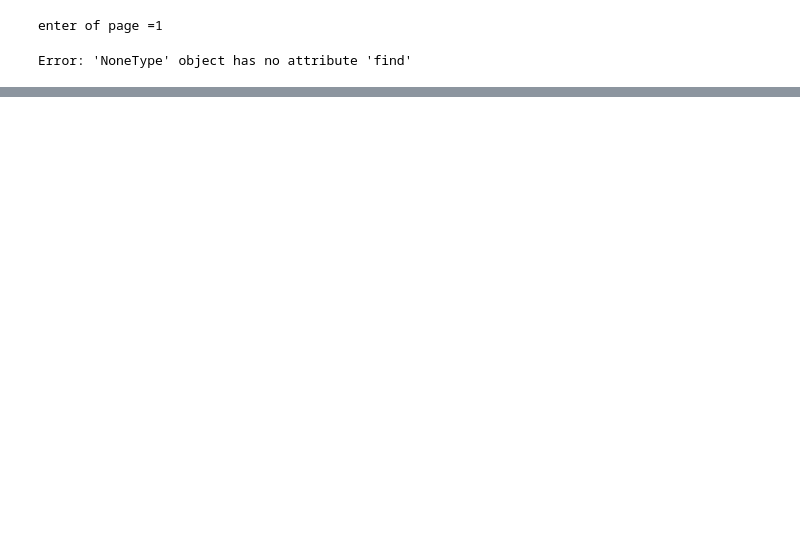
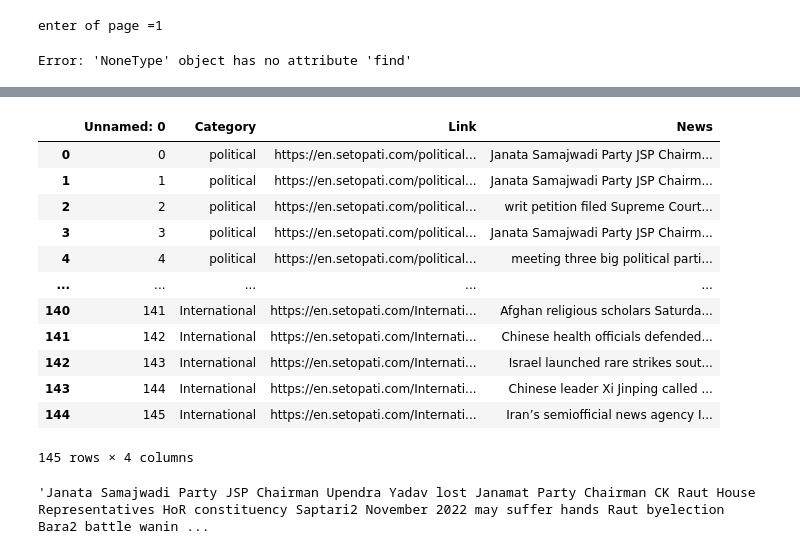
Before and after one commit to Bibhuti4086mukhiya/data-science, a Jupyter notebook: 09-classfication.ipynb, the cells around one changed output, grey strips where cells are left out. Drawn from its saved outputs; the diff is of its cells as text; code cells hidden in the pictures; blank space fills up the shorter version.

```diff
--- a/09-classfication.ipynb
+++ b/09-classfication.ipynb
@@ -52,0 +106,39 @@ df[df['Content']!='NAN'].to_csv('09-classfication/New_news_dataset.csv')
+# %%
+def text_process(mess):
+    """
+    Takes in a string of text, then performs the following:
+    1. Remove all punctuation
+    2. Remove all stopwords
+    3. Returns a list of the cleaned text
+    """
+    # Check characters to see if they are in punctuation
+    nopunc = [char for char in mess if char not in string.punctuation]
+
+    # Join the characters again to form the string.
+    nopunc = ''.join(nopunc)
+    # Now just remove any stopwords
+    nostopword = [word for word in nopunc.split() if word.lower() not in stopwords.words('english')]
+    nostopword = ' '.join(nostopword)
+    return nostopword
+# %%
+data['News'] = data['News'].apply(text_process)
+# %%
+data
+# %% [output]
+|  | Unnamed: 0 | Category | Link | News |
+| 0 | 0 | political | https://en.setopati.com/political... | Janata Samajwadi Party JSP Chairm... |
+| 1 | 1 | political | https://en.setopati.com/political... | Janata Samajwadi Party JSP Chairm... |
+| 2 | 2 | political | https://en.setopati.com/political... | writ petition filed Supreme Court... |
+| 3 | 3 | political | https://en.setopati.com/political... | Janata Samajwadi Party JSP Chairm... |
+| 4 | 4 | political | https://en.setopati.com/political... | meeting three big political parti... |
+| ... | ... | ... | ... | ... |
+| 140 | 141 | International | https://en.setopati.com/Internati... | Afghan religious scholars Saturda... |
+| 141 | 142 | International | https://en.setopati.com/Internati... | Chinese health officials defended... |
+| 142 | 143 | International | https://en.setopati.com/Internati... | Israel launched rare strikes sout... |
+| 143 | 144 | International | https://en.setopati.com/Internati... | Chinese leader Xi Jinping called ... |
+| 144 | 145 | International | https://en.setopati.com/Internati... | Iran’s semiofficial news agency I... |
+145 rows × 4 columns
+# %%
+data['News'][0]
+# %% [output]
+'Janata Samajwadi Party JSP Chairman Upendra Yadav lost Janamat Party Chairman CK Raut House Representatives HoR constituency Saptari2 November 2022 may suffer hands Raut byelection Bara2 battle wanin ...
```
Also changed, not shown: parts of 8 cells of this notebook, 1 other file.
